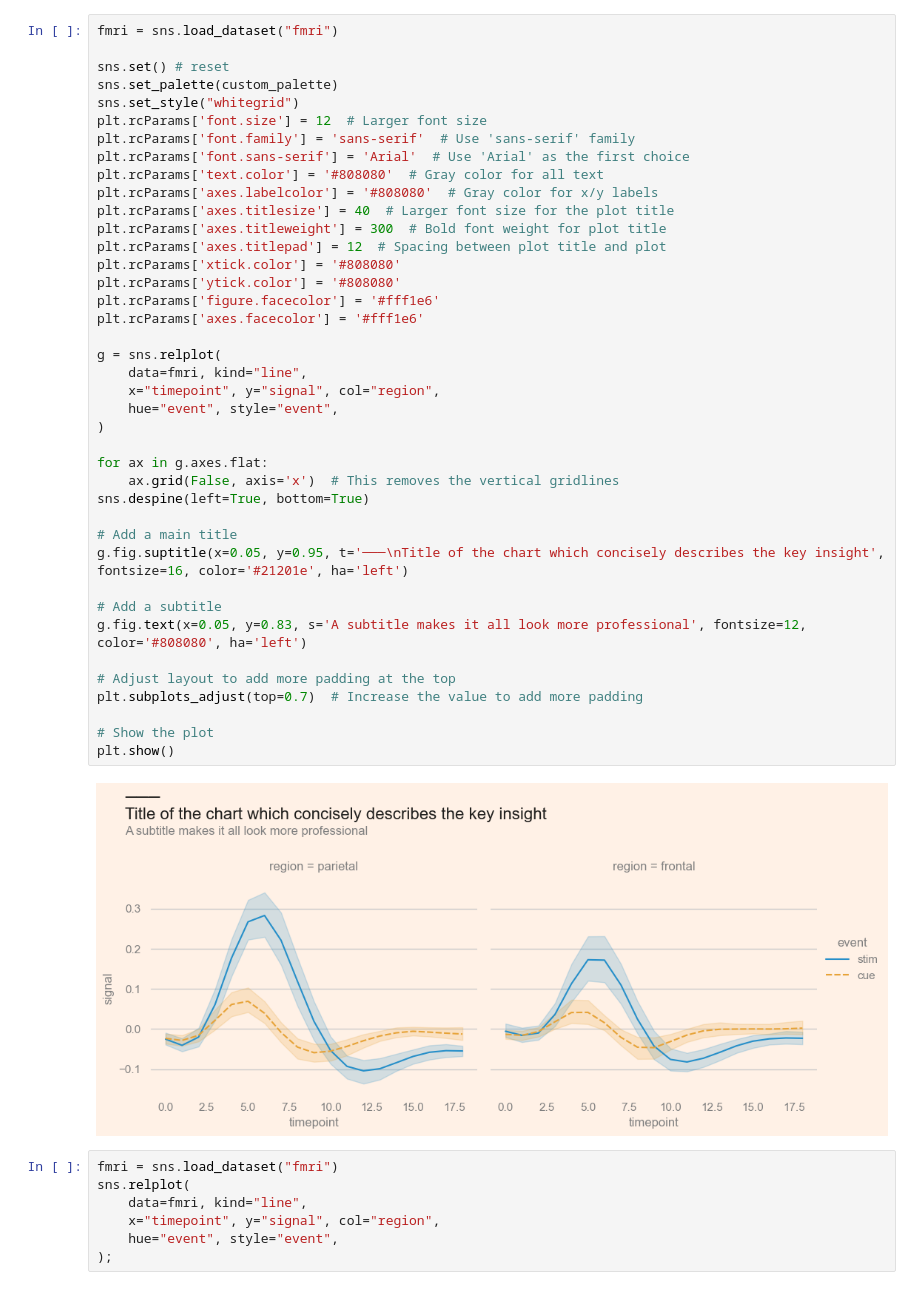
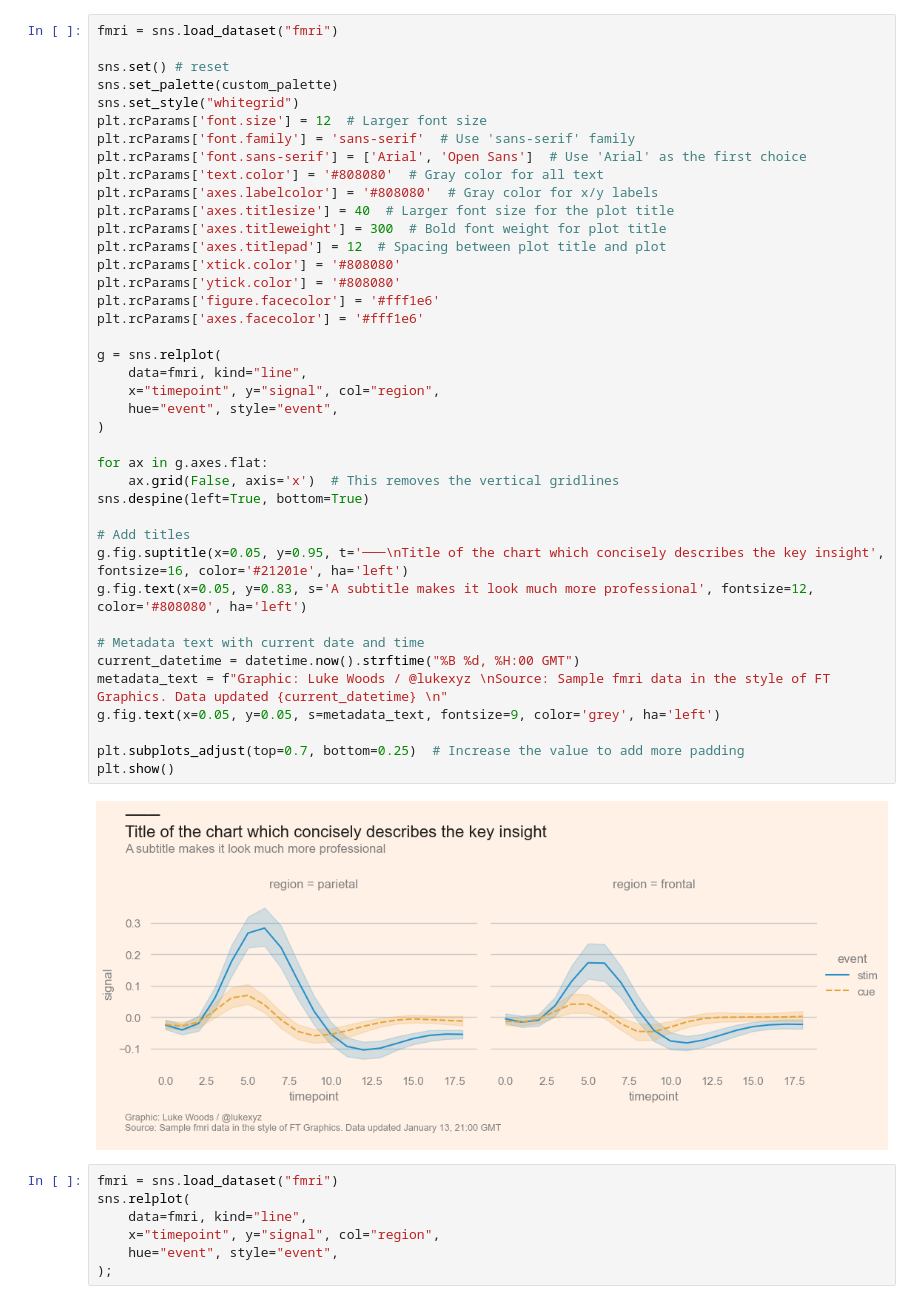
Before and after one commit to lukexyz/luketools, a Jupyter notebook: jupyter/02_Seaborn-Styles.ipynb, the cells around one changed output. Drawn from its saved outputs; the diff is of its cells as text.

Commit message:
add footer and example charts

```diff
--- a/jupyter/02_Seaborn-Styles.ipynb
+++ b/jupyter/02_Seaborn-Styles.ipynb
@@ -30,42 +33,42 @@ fmri = sns.load_dataset("fmri")
 sns.set() # reset
 sns.set_palette(custom_palette)
 sns.set_style("whitegrid")
 plt.rcParams['font.size'] = 12  # Larger font size
 plt.rcParams['font.family'] = 'sans-serif'  # Use 'sans-serif' family
-plt.rcParams['font.sans-serif'] = 'Arial'  # Use 'Arial' as the first choice
+plt.rcParams['font.sans-serif'] = ['Arial', 'Open Sans']  # Use 'Arial' as the first choice
 plt.rcParams['text.color'] = '#808080'  # Gray color for all text
 plt.rcParams['axes.labelcolor'] = '#808080'  # Gray color for x/y labels
 plt.rcParams['axes.titlesize'] = 40  # Larger font size for the plot title
 plt.rcParams['axes.titleweight'] = 300  # Bold font weight for plot title
 plt.rcParams['axes.titlepad'] = 12  # Spacing between plot title and plot
 plt.rcParams['xtick.color'] = '#808080'
 plt.rcParams['ytick.color'] = '#808080'
 plt.rcParams['figure.facecolor'] = '#fff1e6'
 plt.rcParams['axes.facecolor'] = '#fff1e6'
 
 g = sns.relplot(
     data=fmri, kind="line",
     x="timepoint", y="signal", col="region",
     hue="event", style="event",
 )
 
 for ax in g.axes.flat:
     ax.grid(False, axis='x')  # This removes the vertical gridlines
 sns.despine(left=True, bottom=True)
 
-# Add a main title
+# Add titles
 g.fig.suptitle(x=0.05, y=0.95, t='───\nTitle of the chart which concisely describes the key insight', fontsize=16, color='#21201e', ha='left')
+g.fig.text(x=0.05, y=0.83, s='A subtitle makes it look much more professional', fontsize=12, color='#808080', ha='left')
 
-# Add a subtitle
-g.fig.text(x=0.05, y=0.83, s='A subtitle makes it all look more professional', fontsize=12, color='#808080', ha='left')
+# Metadata text with current date and time
+current_datetime = datetime.now().strftime("%B %d, %H:00 GMT")
+metadata_text = f"Graphic: Luke Woods / @lukexyz \nSource: Sample fmri data in the style of FT Graphics. Data updated {current_datetime} \n"
+g.fig.text(x=0.05, y=0.05, s=metadata_text, fontsize=9, color='grey', ha='left')
 
-# Adjust layout to add more padding at the top
-plt.subplots_adjust(top=0.7)  # Increase the value to add more padding
-
-# Show the plot
+plt.subplots_adjust(top=0.7, bottom=0.25)  # Increase the value to add more padding
 plt.show()
 # %% [output]
-[figure, old version]
+[figure, new version]
 # %%
 fmri = sns.load_dataset("fmri")
 sns.relplot(
```
Also changed, not shown: parts of 5 cells of this notebook, 2 other files.
